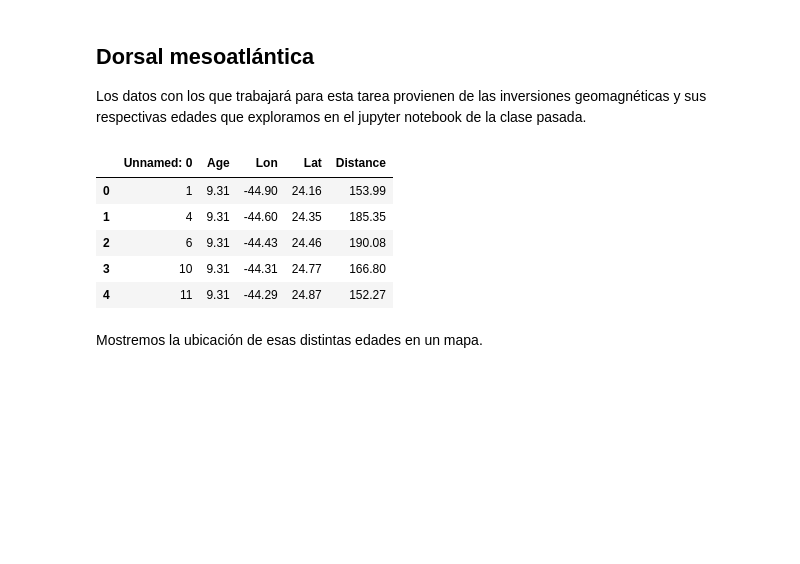
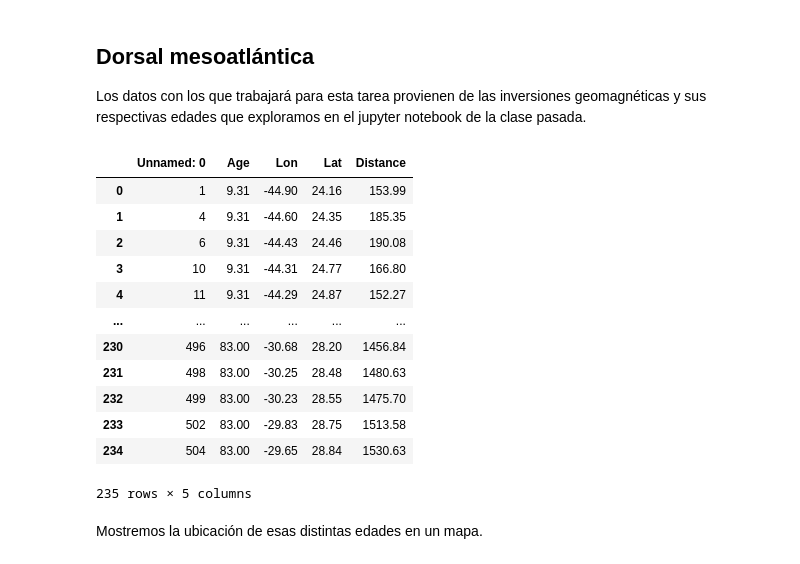
Before and after one commit to Pablolog42/2021-CD2201, a Jupyter notebook: Semana4/Tarea_Semana_04/Tarea_Semana_04.ipynb, the cells around one changed output. Cells and saved outputs as stored; diff of their text form; code cells hidden in the pictures; blank space fills up the shorter version.

```diff
--- a/Semana4/Tarea_Semana_04/Tarea_Semana_04.ipynb
+++ b/Semana4/Tarea_Semana_04/Tarea_Semana_04.ipynb
@@ -17,14 +19,21 @@ Los datos con los que trabajará para esta tarea provienen de las inversiones ge
 # %%
 # data from the Mid-Atlantic Ridge
 atlantic_data=pd.read_csv('MAR_east_age_dist.csv')
-atlantic_data.head()
+atlantic_data.head(600)
 # %% [output]
 |  | Unnamed: 0 | Age | Lon | Lat | Distance |
 | 0 | 1 | 9.31 | -44.90 | 24.16 | 153.99 |
 | 1 | 4 | 9.31 | -44.60 | 24.35 | 185.35 |
 | 2 | 6 | 9.31 | -44.43 | 24.46 | 190.08 |
 | 3 | 10 | 9.31 | -44.31 | 24.77 | 166.80 |
 | 4 | 11 | 9.31 | -44.29 | 24.87 | 152.27 |
+| ... | ... | ... | ... | ... | ... |
+| 230 | 496 | 83.00 | -30.68 | 28.20 | 1456.84 |
+| 231 | 498 | 83.00 | -30.25 | 28.48 | 1480.63 |
+| 232 | 499 | 83.00 | -30.23 | 28.55 | 1475.70 |
+| 233 | 502 | 83.00 | -29.83 | 28.75 | 1513.58 |
+| 234 | 504 | 83.00 | -29.65 | 28.84 | 1530.63 |
+235 rows × 5 columns
 # %% [markdown]
 Mostremos la ubicación de esas distintas edades en un mapa.
 # %%
```
Also changed, not shown: parts of 15 cells of this notebook, 7 other files.
